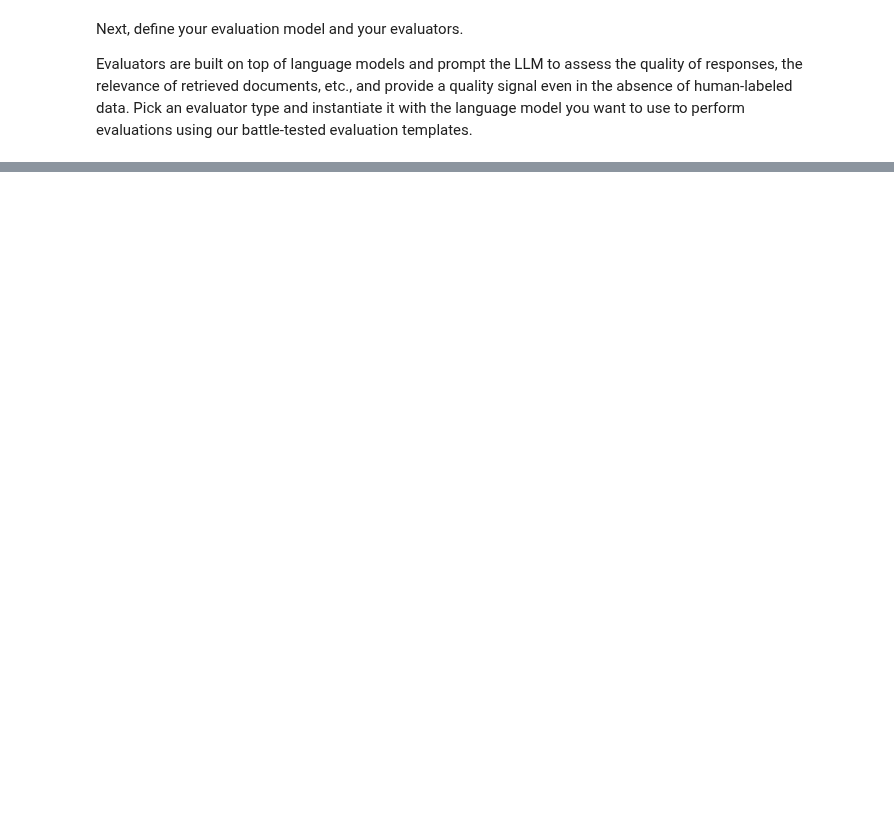
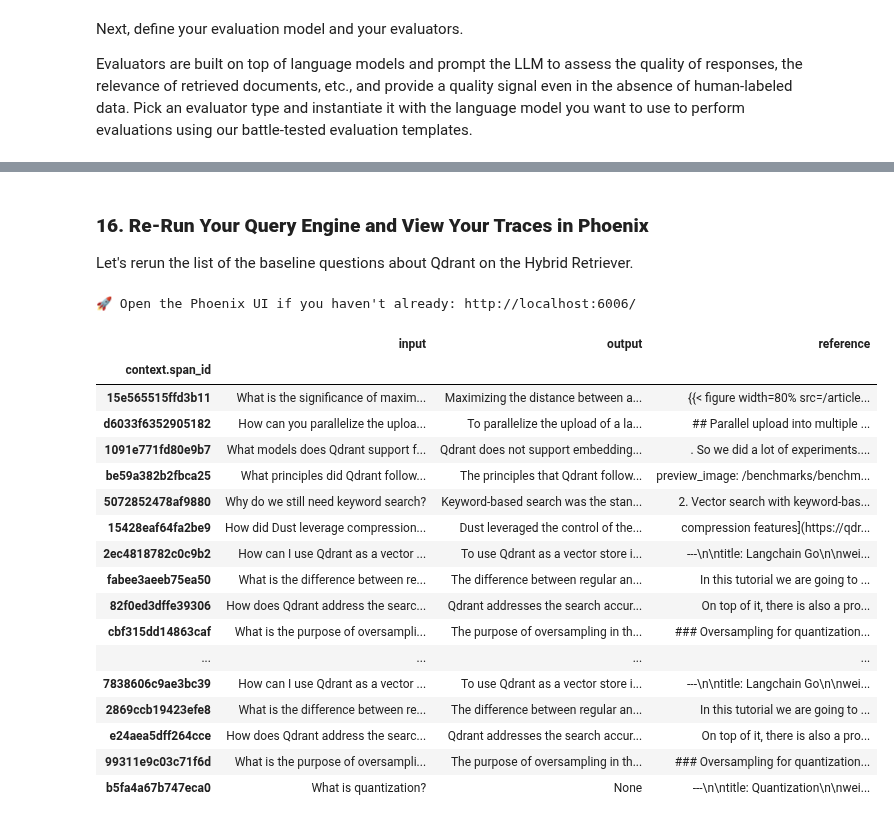
Before and after one commit to qdrant/qdrant-rag-eval, a Jupyter notebook: workshop-rag-eval-qdrant-arize/notebooks/llama_qdrant_rag_phoenix.ipynb, the cells around one changed output, grey strips where cells are left out. Drawn from its saved outputs; the diff is of its cells as text; code cells hidden in the pictures; blank space fills up the shorter version.

```diff
--- a/workshop-rag-eval-qdrant-arize/notebooks/llama_qdrant_rag_phoenix.ipynb
+++ b/workshop-rag-eval-qdrant-arize/notebooks/llama_qdrant_rag_phoenix.ipynb
@@ -402,0 +637,4 @@ Your evaluations should now appear as annotations on the appropriate spans in Ph
+# %% [markdown]
+### **16. Re-Run Your Query Engine and View Your Traces in Phoenix**
+
+Let's rerun the list of the baseline questions about Qdrant on the Hybrid Retriever.
@@ -402,0 +657,4 @@ Your evaluations should now appear as annotations on the appropriate spans in Ph
+# %%
+print(f"🚀 Open the Phoenix UI if you haven't already: {session.url}")
+# %% [output]
+🚀 Open the Phoenix UI if you haven't already: http://localhost:6006/
@@ -402,0 +669,21 @@ Your evaluations should now appear as annotations on the appropriate spans in Ph
+# %%
+queries_df_hybrid
+# %% [output]
+|  | input | output | reference |
+| context.span_id |  |  |  |
+| 15e565515ffd3b11 | What is the significance of maxim... | Maximizing the distance between a... | {{< figure width=80% src=/article... |
+| d6033f6352905182 | How can you parallelize the uploa... | To parallelize the upload of a la... | ## Parallel upload into multiple ... |
+| 1091e771fd80e9b7 | What models does Qdrant support f... | Qdrant does not support embedding... | . So we did a lot of experiments.... |
+| be59a382b2fbca25 | What principles did Qdrant follow... | The principles that Qdrant follow... | preview_image: /benchmarks/benchm... |
+| 5072852478af9880 | Why do we still need keyword search? | Keyword-based search was the stan... | 2. Vector search with keyword-bas... |
+| 15428eaf64fa2be9 | How did Dust leverage compression... | Dust leveraged the control of the... | compression features](https://qdr... |
+| 2ec4818782c0c9b2 | How can I use Qdrant as a vector ... | To use Qdrant as a vector store i... | ---\n\ntitle: Langchain Go\n\nwei... |
+| fabee3aeeb75ea50 | What is the difference between re... | The difference between regular an... | In this tutorial we are going to ... |
+| 82f0ed3dffe39306 | How does Qdrant address the searc... | Qdrant addresses the search accur... | On top of it, there is also a pro... |
+| cbf315dd14863caf | What is the purpose of oversampli... | The purpose of oversampling in th... | ### Oversampling for quantization... |
+| ... | ... | ... | ... |
+| 7838606c9ae3bc39 | How can I use Qdrant as a vector ... | To use Qdrant as a vector store i... | ---\n\ntitle: Langchain Go\n\nwei... |
+| 2869ccb19423efe8 | What is the difference between re... | The difference between regular an... | In this tutorial we are going to ... |
+| e24aea5dff264cce | How does Qdrant address the searc... | Qdrant addresses the search accur... | On top of it, there is also a pro... |
+| 99311e9c03c71f6d | What is the purpose of oversampli... | The purpose of oversampling in th... | ### Oversampling for quantization... |
+| b5fa4a67b747eca0 | What is quantization? | None | ---\n\ntitle: Quantization\n\nwei... |
```
Also changed, not shown: parts of 38 cells of this notebook.
